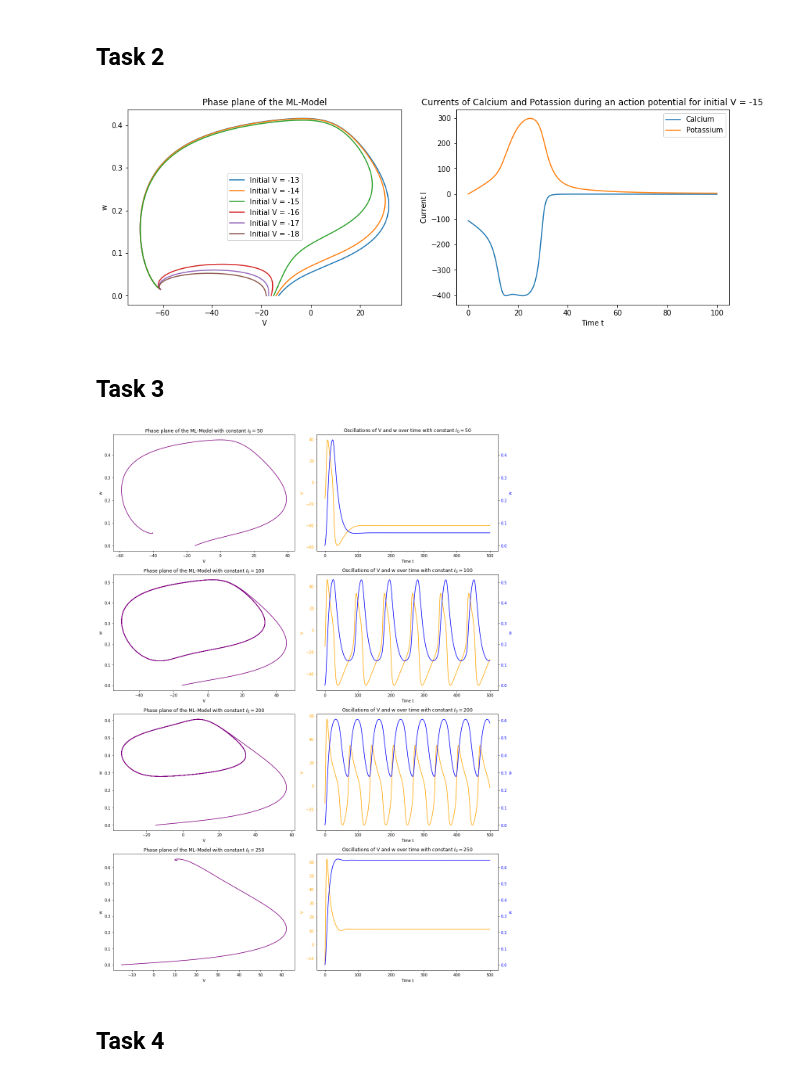
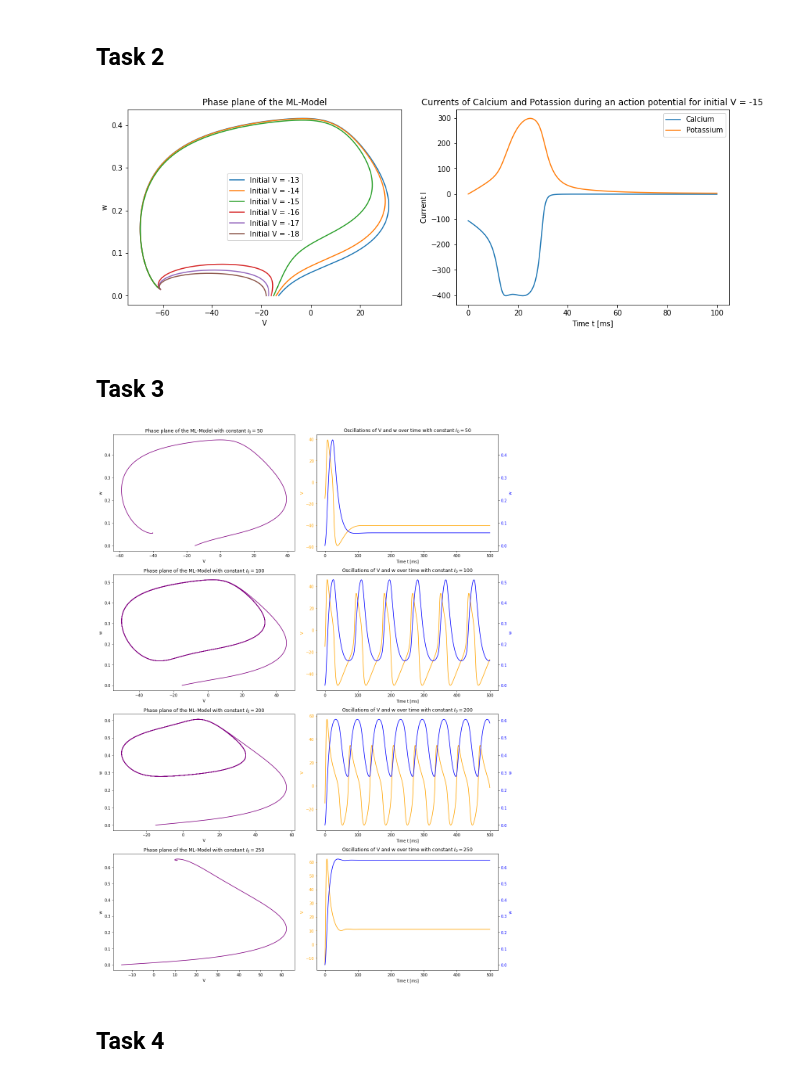
Before and after one commit to chwag/Neurosim, a Jupyter notebook: Final_Project.ipynb, the cells around one changed output. Drawn from its saved outputs; the diff is of its cells as text; code cells hidden in the pictures.

```diff
--- a/Final_Project.ipynb
+++ b/Final_Project.ipynb
@@ -134,35 +82,35 @@ res15 = scipy.integrate.odeint(func, [-15,0], ts)
 V15 = [i[0] for i in res15]
 w15 = [i[1] for i in res15]
 
 minf = (1/2)*(1+np.tanh((np.array(V15)-V1)/V2))
 ICa = gCa*minf*(np.array(V15)-VCa)
 IK = gK*np.array(w15)*(np.array(V15)-VK)
 
 fig,axs = plt.subplots(nrows=1, ncols=2, figsize=(15,5))
 
 inVs = [-13,-14,-15,-16,-17,-18]
 
 for inV in inVs:
     res = scipy.integrate.odeint(func, [inV,0], ts)
     V = [i[0] for i in res]
     w = [i[1] for i in res]
     axs[0].plot(V, w, label=f'Initial V = {inV}')
 axs[0].legend(loc='best')
 axs[0].set(title='Phase plane of the ML-Model',
           ylabel='w',
           xlabel='V')
 
 axs[1].plot(ts, ICa, label='Calcium')
 axs[1].plot(ts, IK, label='Potassium')
 axs[1].legend(loc='best')
 axs[1].set(title='Currents of Calcium and Potassion during an action potential for initial V = -15',
           ylabel='Current I',
-          xlabel='Time t')
+          xlabel='Time t [ms]')
 
 plt.show()
 #plt.savefig('action_potential.png', bbox_inches='tight')
 # %% [output]
-[figure, old version]
+[figure, new version]
 # %% [markdown]
 ## Task 3
 # %%
@@ -201,13 +149,13 @@ for index,I in enumerate([50,100,200,250]):
     axy2.set_ylabel('w', color='blue')
     axy2.tick_params(labelcolor='blue')
     axs[index,1].set(title=f'Oscillations of V and w over time with constant $I_0={I}$',
-                     xlabel='Time t')
+                     xlabel='Time t [ms]')
 fig.tight_layout()
 
 plt.show()
 #plt.savefig('oscillations.png', bbox_inches='tight')
 # %% [output]
-[figure, old version]
+[figure, new version]
 # %% [markdown]
 ## Task 4
 # %%
```
Also changed, not shown: parts of 2 cells of this notebook.
